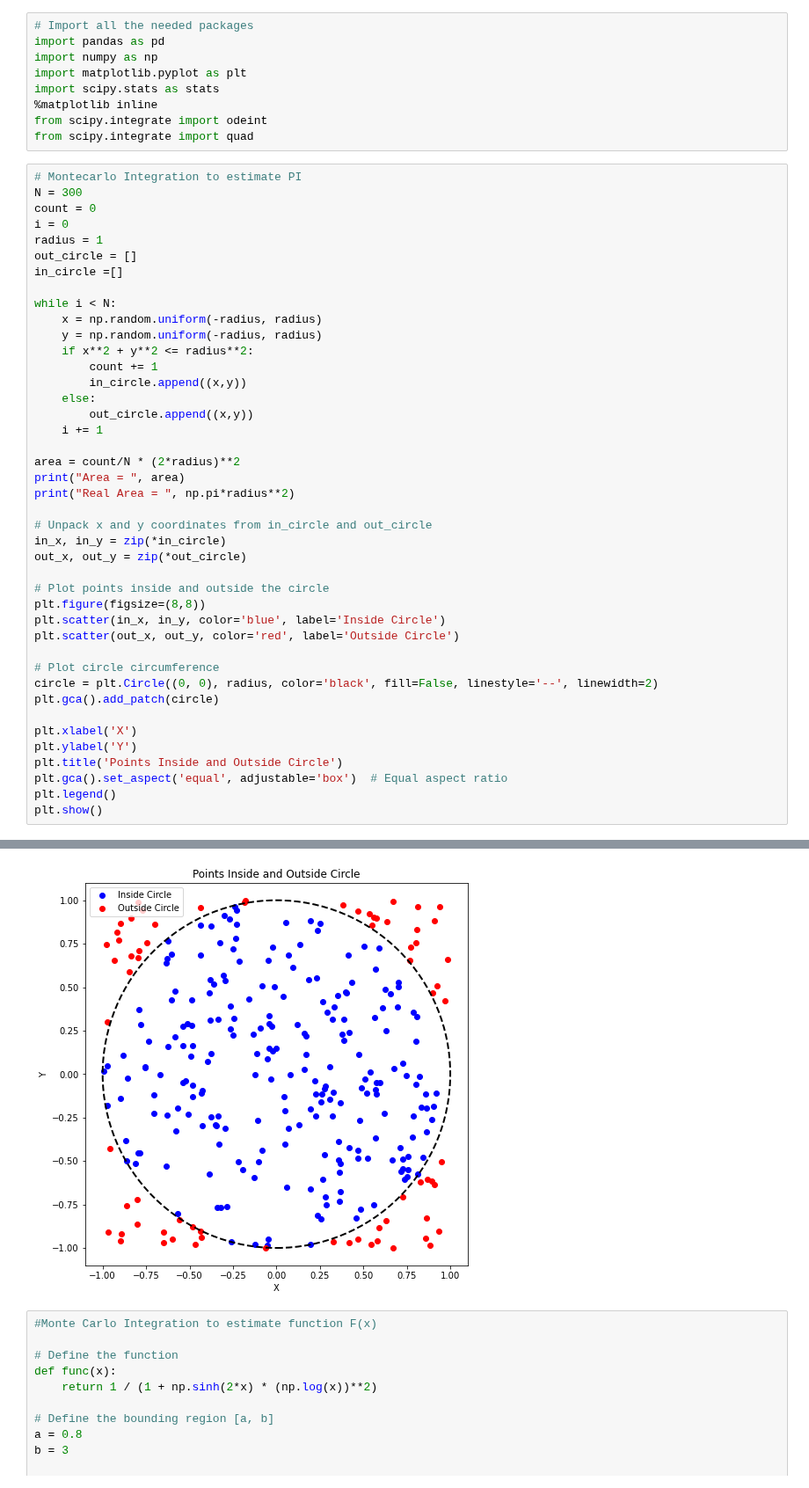
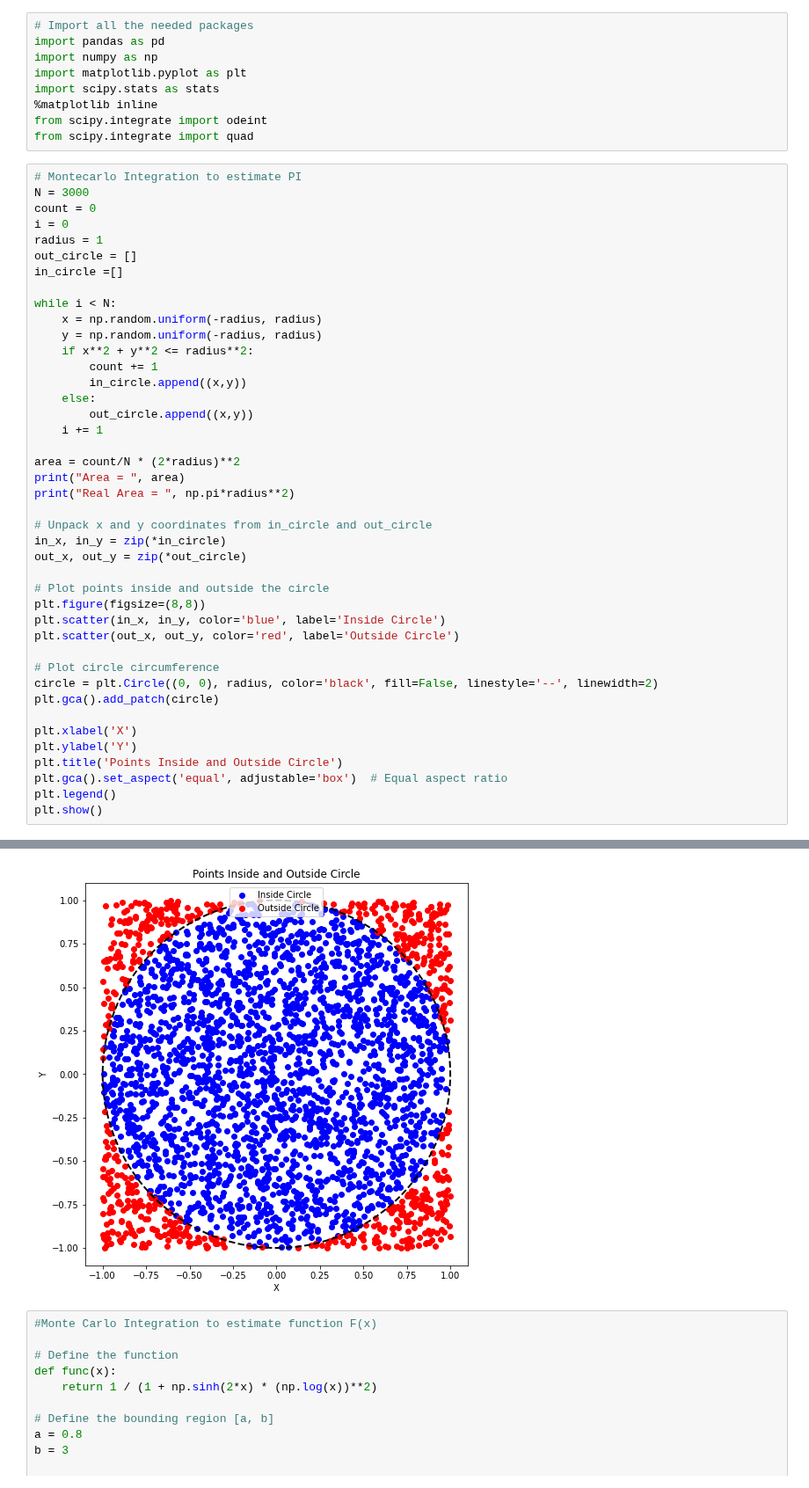
Before and after one commit to rosastreg/Undergrad_AM_Thesis, a Jupyter notebook: MCMC_Test_1.ipynb, the cells around one changed output, grey strips where cells are left out. Shown at 88% size. Saved outputs shown, nothing was run; the diff lists cells and outputs as text.

```diff
--- a/MCMC_Test_1.ipynb
+++ b/MCMC_Test_1.ipynb
@@ -11,7 +11,7 @@ from scipy.integrate import odeint
 from scipy.integrate import quad
 # %%
 # Montecarlo Integration to estimate PI
-N = 300
+N = 3000
 count = 0
 i = 0
 radius = 1
@@ -56,5 +56,5 @@ Area =  3.0533333333333332
 Real Area =  3.141592653589793
-[figure, old version]
+[figure, new version]
 # %%
 #Monte Carlo Integration to estimate function F(x)
 
```
Also changed, not shown: parts of 1 cell of this notebook, 20 other files.
